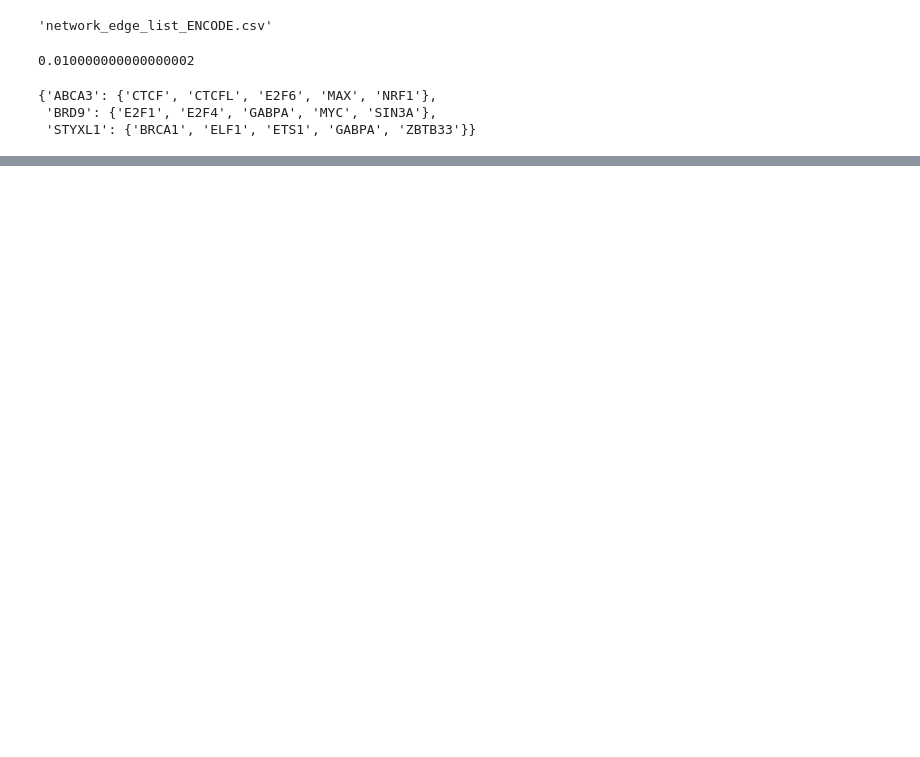
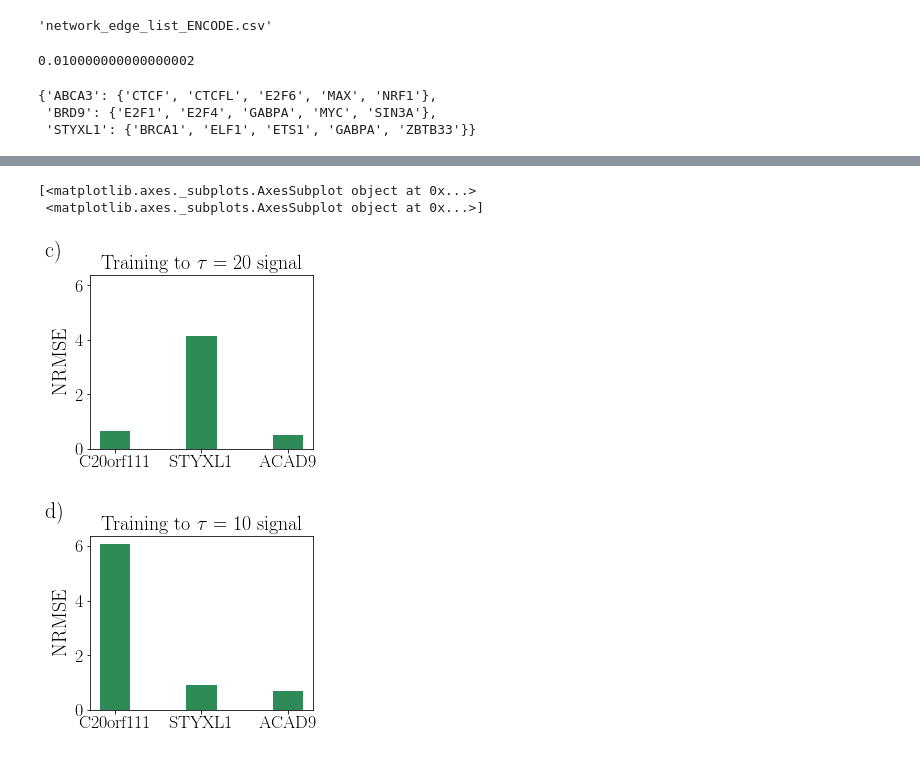
Before and after one commit to carfuentes/dynamic_routing, a Jupyter notebook: ESN-gene-nets.ipynb, the cells around one changed output, grey strips where cells are left out. Cells and saved outputs as stored; diff of their text form; code cells hidden in the pictures; blank space fills up the shorter version.

```diff
--- a/ESN-gene-nets.ipynb
+++ b/ESN-gene-nets.ipynb
@@ -620,0 +784,25 @@ ACAD9
+# %%
+n=10
+names=list(readout_name.values())
+ind=np.arange(len(readout_name))
+letter= {0:"c)",1:"d)"}
+colors_bar=["goldenrod","dodgerblue","green"]
+fig, axes = subplots(nrows=2, ncols=1, sharex=False, sharey=True, figsize=(4, 8))
+#fig.text(0.5, 0.05, 'time', ha='center',fontsize=60)
+print(axes)
+subplots_adjust(hspace=0.5)
+#for i,net in enumerate([nets[(20,20)],nets[(10,10)]]):
+axes[0].set_title('Mutual Iformation',fontsize=21)
+for i,key in enumerate([(20,20),(10,10)]):
+    axes[i].set_title(r'Training to $\tau={}$ signal'.format(key[0],n),fontsize=20)
+    axes[i].set_ylabel('NRMSE',fontsize=20)
+    axes[i].tick_params(axis='both', labelsize=18)
+    axes[i].text(-0.2, 1.1,letter[i], transform= axes[i].transAxes, size=22)
+    barlist=axes[i].bar(ind,[nrmse_histogram[key][name_r] for name_r in names],width=0.35,tick_label=names,color="seagreen")
+
+
+show()
+# %% [output]
+[<matplotlib.axes._subplots.AxesSubplot object at 0x...>
+ <matplotlib.axes._subplots.AxesSubplot object at 0x...>]
+[figure, added]
```
Also changed, not shown: parts of 53 cells of this notebook, 8 other files.
